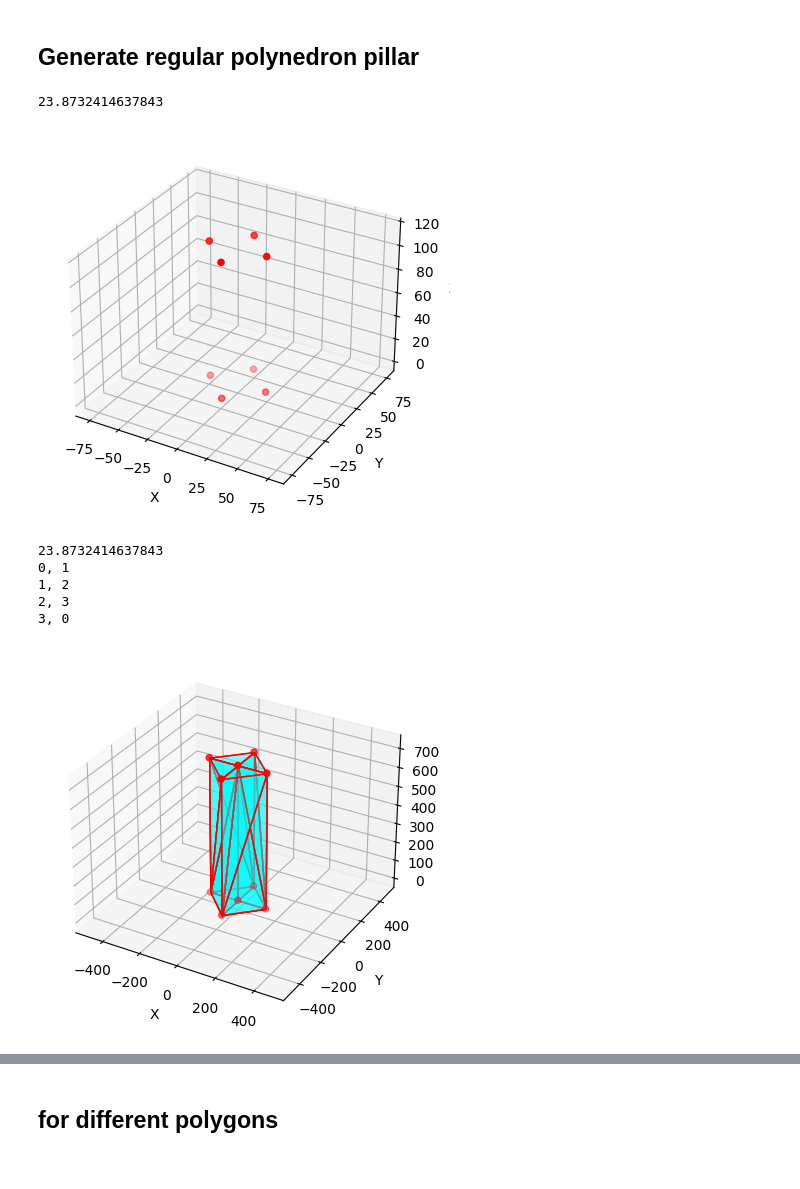
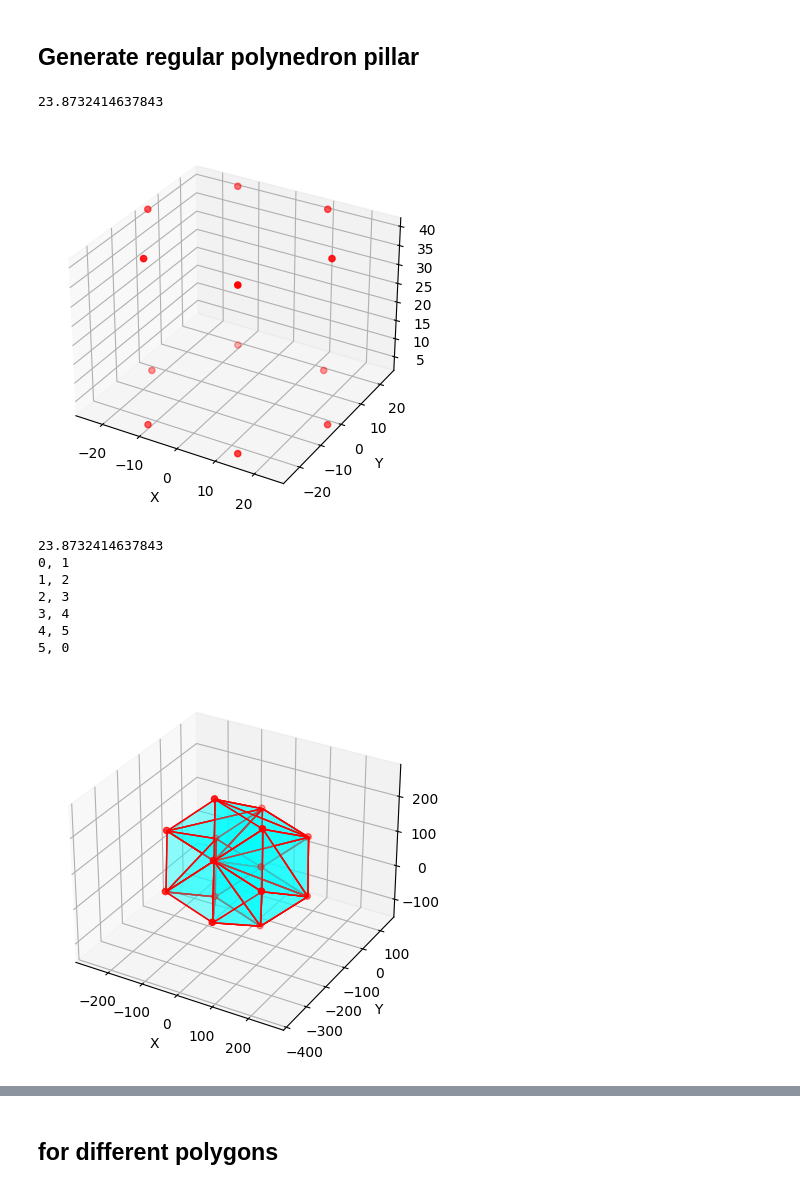
Before and after one commit to ch-tung/simplex_scattering, a Jupyter notebook: test_Simplex.ipynb, the cells around one changed output, grey strips where cells are left out. Drawn from its saved outputs; the diff is of its cells as text; code cells hidden in the pictures.

```diff
--- a/test_Simplex.ipynb
+++ b/test_Simplex.ipynb
@@ -321,9 +171,9 @@ def generate_prism(n, R, AR, center = (0, 0, 0)):
     return vertices
 # %%
 # Generate the vertices and faces of the prism
-n = 4
+n = 6
 R = 150
-AR = 3
+AR = 1
 vertices = generate_prism(n, R, AR)
 L = np.max(vertices[:, 2]) - np.min(vertices[:, 2])
 # v_bottom = np.array([0, 0, 0])
@@ -351,7 +201,7 @@ ax.set_aspect('equal')
 plt.show()
 # %% [output]
 23.8732414637843
-[figure, old version]
+[figure, new version]
 # %%
 verts = generate_prism(n, R, AR)
 L = np.max(vertices[:, 2]) - np.min(vertices[:, 2])
@@ -360,24 +210,24 @@ v_top = np.array([0, 0, L])
 verts = np.vstack((verts, v_bottom, v_top))*2*np.pi
 
 # Rotate verts around z-axis
-# theta_z = np.pi/4
-# rotation_matrix_z = np.array([[np.cos(theta_z), -np.sin(theta_z), 0],
-#                               [np.sin(theta_z), np.cos(theta_z), 0],
-#                               [0, 0, 1]])
-# verts = verts @ rotation_matrix_z.T
+theta_z = np.pi/4
+rotation_matrix_z = np.array([[np.cos(theta_z), -np.sin(theta_z), 0],
+                              [np.sin(theta_z), np.cos(theta_z), 0],
+                              [0, 0, 1]])
+verts = verts @ rotation_matrix_z.T
 
 # stretch_matrix = np.array([[2,0,0],[0,1,0],[0,0,1]])
 # verts = verts @ stretch_matrix.T
 
 # Rotate verts around x-axis
-theta_x = 1e-5
+theta_x = np.pi/3
 rotation_matrix_x = np.array([[1, 0, 0],
                               [0, np.cos(theta_x), -np.sin(theta_x)],
                               [0, np.sin(theta_x), np.cos(theta_x)]])
 verts = verts @ rotation_matrix_x.T
 
 # Rotate verts around y-axis
-theta_y = 2e-5
+theta_y = 2e-7
 rotation_matrix_y = np.array([[np.cos(theta_y), 0, np.sin(theta_y)],
                               [0, 1, 0],
                               [-np.sin(theta_y), 0, np.cos(theta_y)]])
@@ -400,35 +250,37 @@ tetrahedra = np.array(tetrahedra)
 fig = plt.figure()
 ax = fig.add_subplot(111, projection='3d')
 
 for i, tetra in enumerate(tetrahedra):
     color = 'cyan'
     for face in [[0, 1, 2], [0, 1, 3], [0, 2, 3], [1, 2, 3]]:
         verts_face = verts[tetra[face]]
         ax.add_collection3d(Poly3DCollection([verts_face], facecolors=color, linewidths=1, edgecolors='r', alpha=.25))
 
 # Extract x, y, z coordinates of vertices
 x = verts[:, 0]
 y = verts[:, 1]
 z = verts[:, 2]
 
 # Plot the vertices
 ax.scatter(x, y, z, c='r', marker='o')
 
 # Set labels
 ax.set_xlabel('X')
 ax.set_ylabel('Y')
 ax.set_zlabel('Z')
 
 ax.set_aspect('equal')
 
 plt.show()
 # %% [output]
 23.8732414637843
 0, 1
 1, 2
 2, 3
-3, 0
+3, 4
+4, 5
+5, 0
-[figure, old version]
+[figure, new version]
 # %%
 qx = np.linspace(-1, 1, 100)*0.1
 qy = np.linspace(-1, 1, 100)*0.1
```
Also changed, not shown: parts of 13 cells of this notebook.
